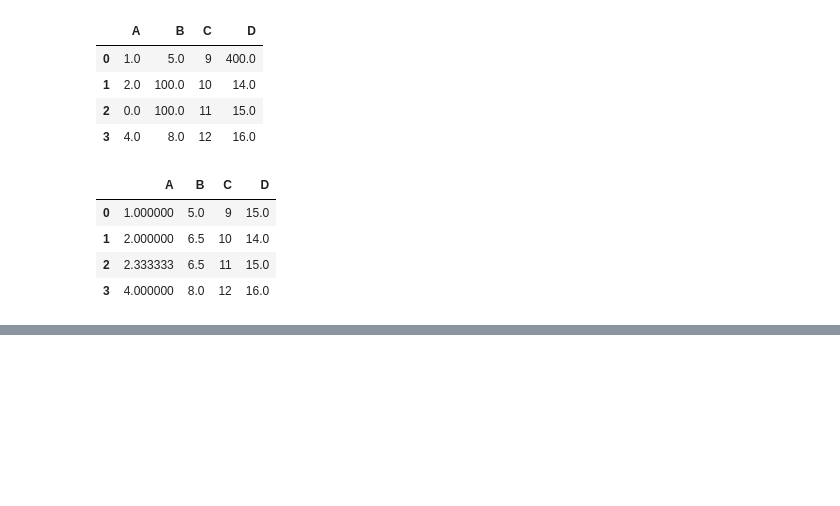
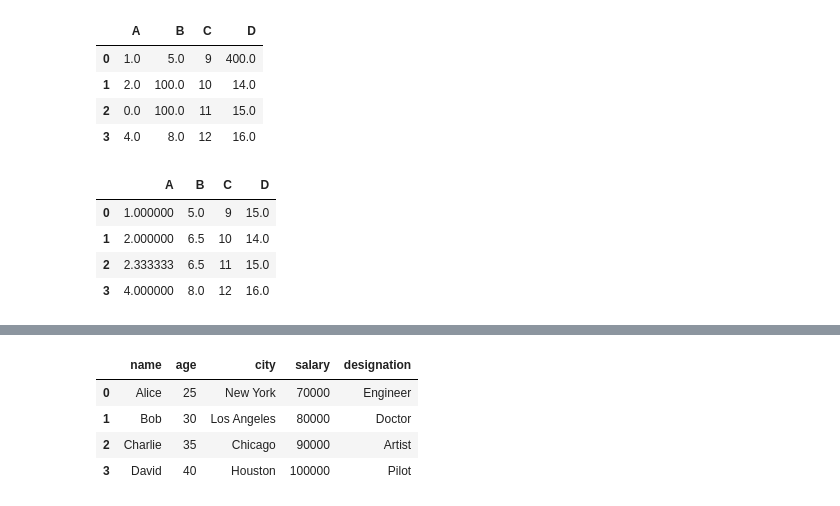
Before and after one commit to Ramishworsah/PythonBasicToAdvanced, a Jupyter notebook: pandas.ipynb, the cells around one changed output, grey strips where cells are left out. Saved outputs shown, nothing was run; the diff lists cells and outputs as text; code cells hidden in the pictures; blank space fills up the shorter version.

```diff
--- a/pandas.ipynb
+++ b/pandas.ipynb
@@ -238,3 +238,13 @@ df.fillna(df.mean())
 | 1 | 2.000000 | 6.5 | 10 | 14.0 |
 | 2 | 2.333333 | 6.5 | 11 | 15.0 |
 | 3 | 4.000000 | 8.0 | 12 | 16.0 |
+# %%
+#datafrmae
+import pandas as pd
+user={
+    'name':['Alice','Bob','Charlie','David'],
+    'age':[25,30,35,40],
+    'city':['New York','Los Angeles','Chicago','Houston'],
+    'salary':[70000,80000,90000,100000]
+}
+df1=pd.DataFrame(user)
@@ -240,0 +282,10 @@ df.fillna(df.mean())
+# %%
+df1['designation']=['Engineer','Doctor','Artist','Pilot ']
+# %%
+df1
+# %% [output]
+|  | name | age | city | salary | designation |
+| 0 | Alice | 25 | New York | 70000 | Engineer |
+| 1 | Bob | 30 | Los Angeles | 80000 | Doctor |
+| 2 | Charlie | 35 | Chicago | 90000 | Artist |
+| 3 | David | 40 | Houston | 100000 | Pilot |
```
Also changed, not shown: parts of 38 cells of this notebook, 2 other files.
